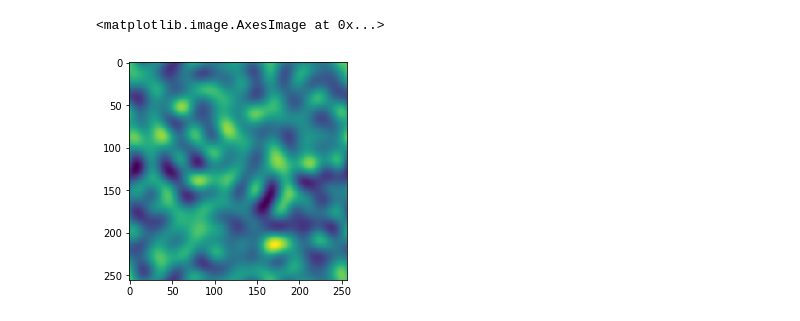
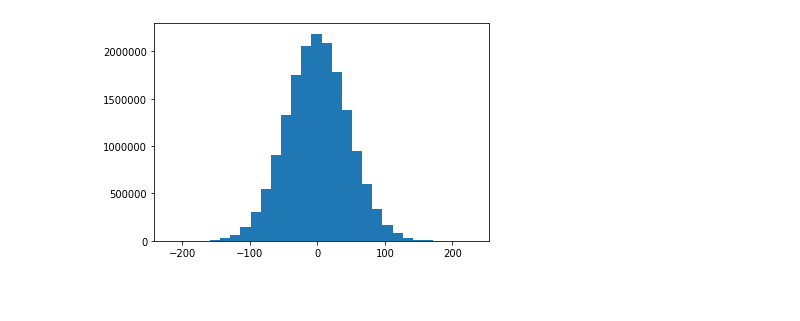
Before and after one commit to astroandes/WatershedDivergenceSuperclusters, a Jupyter notebook: nb/generate_linear_divergence_mesh.ipynb, the cells around one changed output. Cells and saved outputs as stored; diff of their text form; code cells hidden in the pictures; blank space fills up the shorter version.

```diff
--- a/nb/generate_linear_divergence_mesh.ipynb
+++ b/nb/generate_linear_divergence_mesh.ipynb
@@ -60,9 +66,7 @@ Finished writing to mock_divergence_mesh_256_box_320_seed_9.h5
 # %%
-f = h5py.File('mock_divergence_mesh_256_box_320_seed_5.h5', 'r')
+f = h5py.File('mock_divergence_mesh_256_box_320_slim_{}.h5'.format(2, 'r'))
 divergence_field = f['divergence'][...]
 f.close()
+_ = plt.hist(divergence_field.flatten(), bins=30)
+# %% [output]
+[figure, added]
-# %%
-plt.imshow(divergence_field[:,:,10])
-# %% [output]
-<matplotlib.image.AxesImage at 0x...>
-[figure, removed]
```
Also changed, not shown: parts of 10 cells of this notebook.
